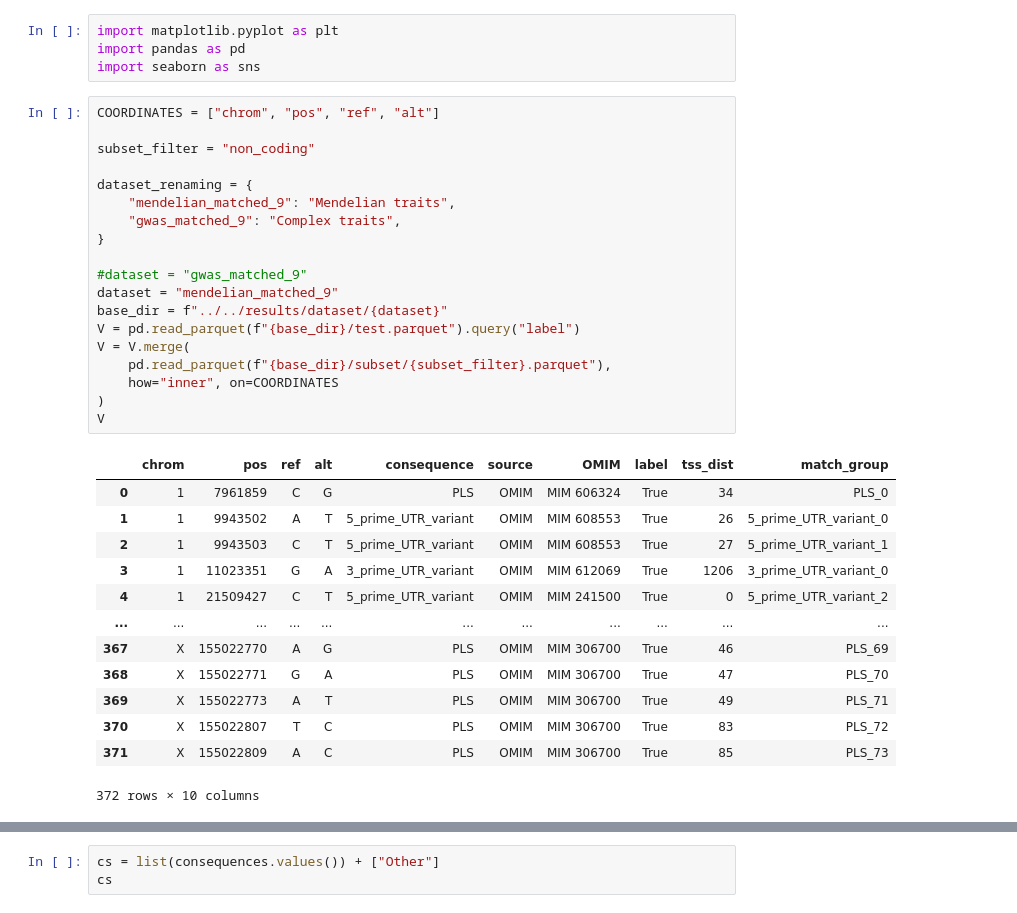
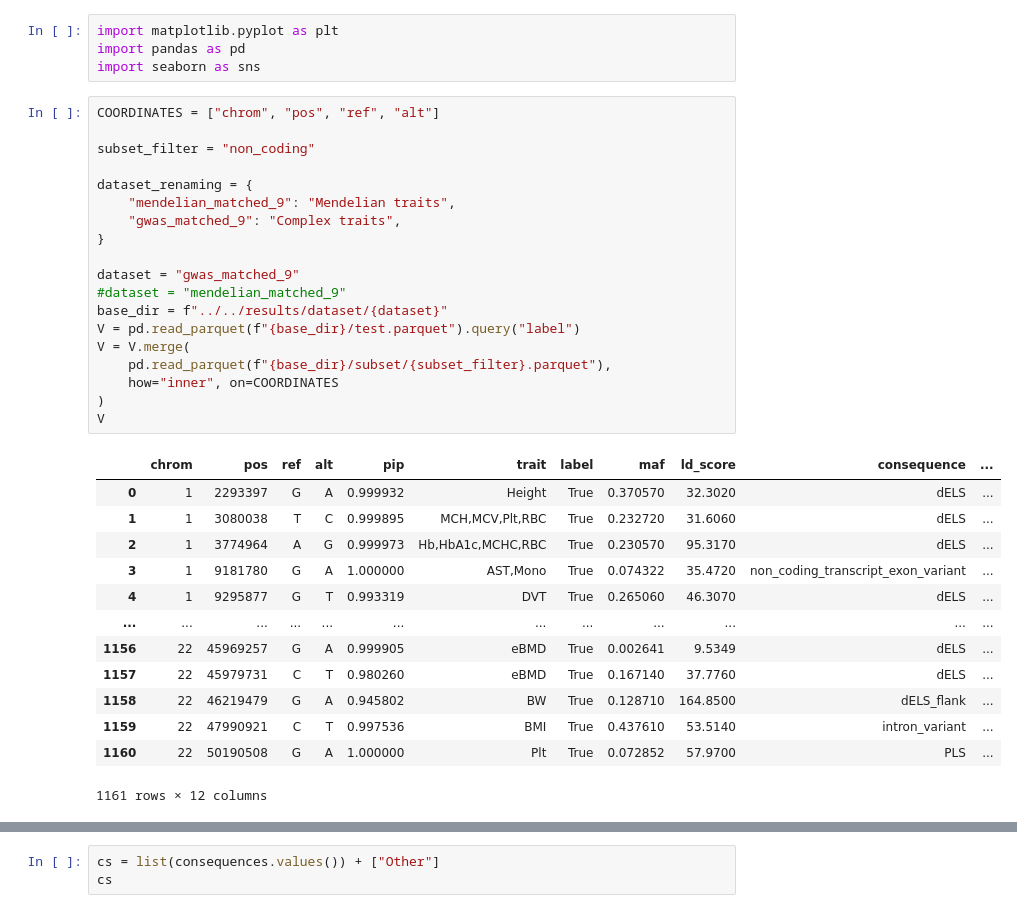
Before and after one commit to minjaf/TraitGym, a Jupyter notebook: workflow/notebooks/consequence_distribution.ipynb, the cells around one changed output, grey strips where cells are left out. Cells and saved outputs as stored; diff of their text form.

```diff
--- a/workflow/notebooks/consequence_distribution.ipynb
+++ b/workflow/notebooks/consequence_distribution.ipynb
@@ -5,36 +5,36 @@ import seaborn as sns
 # %%
 COORDINATES = ["chrom", "pos", "ref", "alt"]
 
 subset_filter = "non_coding"
 
 dataset_renaming = {
     "mendelian_matched_9": "Mendelian traits",
     "gwas_matched_9": "Complex traits",
 }
 
-#dataset = "gwas_matched_9"
-dataset = "mendelian_matched_9"
+dataset = "gwas_matched_9"
+#dataset = "mendelian_matched_9"
 base_dir = f"../../results/dataset/{dataset}"
 V = pd.read_parquet(f"{base_dir}/test.parquet").query("label")
 V = V.merge(
     pd.read_parquet(f"{base_dir}/subset/{subset_filter}.parquet"),
     how="inner", on=COORDINATES
 )
 V
 # %% [output]
-|  | chrom | pos | ref | alt | consequence | source | OMIM | label | tss_dist | match_group |
-| 0 | 1 | 7961859 | C | G | PLS | OMIM | MIM 606324 | True | 34 | PLS_0 |
-| 1 | 1 | 9943502 | A | T | 5_prime_UTR_variant | OMIM | MIM 608553 | True | 26 | 5_prime_UTR_variant_0 |
-| 2 | 1 | 9943503 | C | T | 5_prime_UTR_variant | OMIM | MIM 608553 | True | 27 | 5_prime_UTR_variant_1 |
-| 3 | 1 | 11023351 | G | A | 3_prime_UTR_variant | OMIM | MIM 612069 | True | 1206 | 3_prime_UTR_variant_0 |
-| 4 | 1 | 21509427 | C | T | 5_prime_UTR_variant | OMIM | MIM 241500 | True | 0 | 5_prime_UTR_variant_2 |
-| ... | ... | ... | ... | ... | ... | ... | ... | ... | ... | ... |
-| 367 | X | 155022770 | A | G | PLS | OMIM | MIM 306700 | True | 46 | PLS_69 |
-| 368 | X | 155022771 | G | A | PLS | OMIM | MIM 306700 | True | 47 | PLS_70 |
-| 369 | X | 155022773 | A | T | PLS | OMIM | MIM 306700 | True | 49 | PLS_71 |
-| 370 | X | 155022807 | T | C | PLS | OMIM | MIM 306700 | True | 83 | PLS_72 |
-| 371 | X | 155022809 | A | C | PLS | OMIM | MIM 306700 | True | 85 | PLS_73 |
+|  | chrom | pos | ref | alt | pip | trait | label | maf | ld_score | consequence | ... |
+| 0 | 1 | 2293397 | G | A | 0.999932 | Height | True | 0.370570 | 32.3020 | dELS | ... |
+| 1 | 1 | 3080038 | T | C | 0.999895 | MCH,MCV,Plt,RBC | True | 0.232720 | 31.6060 | dELS | ... |
+| 2 | 1 | 3774964 | A | G | 0.999973 | Hb,HbA1c,MCHC,RBC | True | 0.230570 | 95.3170 | dELS | ... |
+| 3 | 1 | 9181780 | G | A | 1.000000 | AST,Mono | True | 0.074322 | 35.4720 | non_coding_transcript_exon_variant | ... |
+| 4 | 1 | 9295877 | G | T | 0.993319 | DVT | True | 0.265060 | 46.3070 | dELS | ... |
+| ... | ... | ... | ... | ... | ... | ... | ... | ... | ... | ... | ... |
+| 1156 | 22 | 45969257 | G | A | 0.999905 | eBMD | True | 0.002641 | 9.5349 | dELS | ... |
+| 1157 | 22 | 45979731 | C | T | 0.980260 | eBMD | True | 0.167140 | 37.7760 | dELS | ... |
+| 1158 | 22 | 46219479 | G | A | 0.945802 | BW | True | 0.128710 | 164.8500 | dELS_flank | ... |
+| 1159 | 22 | 47990921 | C | T | 0.997536 | BMI | True | 0.437610 | 53.5140 | intron_variant | ... |
+| 1160 | 22 | 50190508 | G | A | 1.000000 | Plt | True | 0.072852 | 57.9700 | PLS | ... |
-372 rows × 10 columns
+1161 rows × 12 columns
 # %%
 consequences = {
     "nonexonic_AND_distal": "Non-exonic-distal",
```
Also changed, not shown: parts of 4 cells of this notebook, 4 other files.
